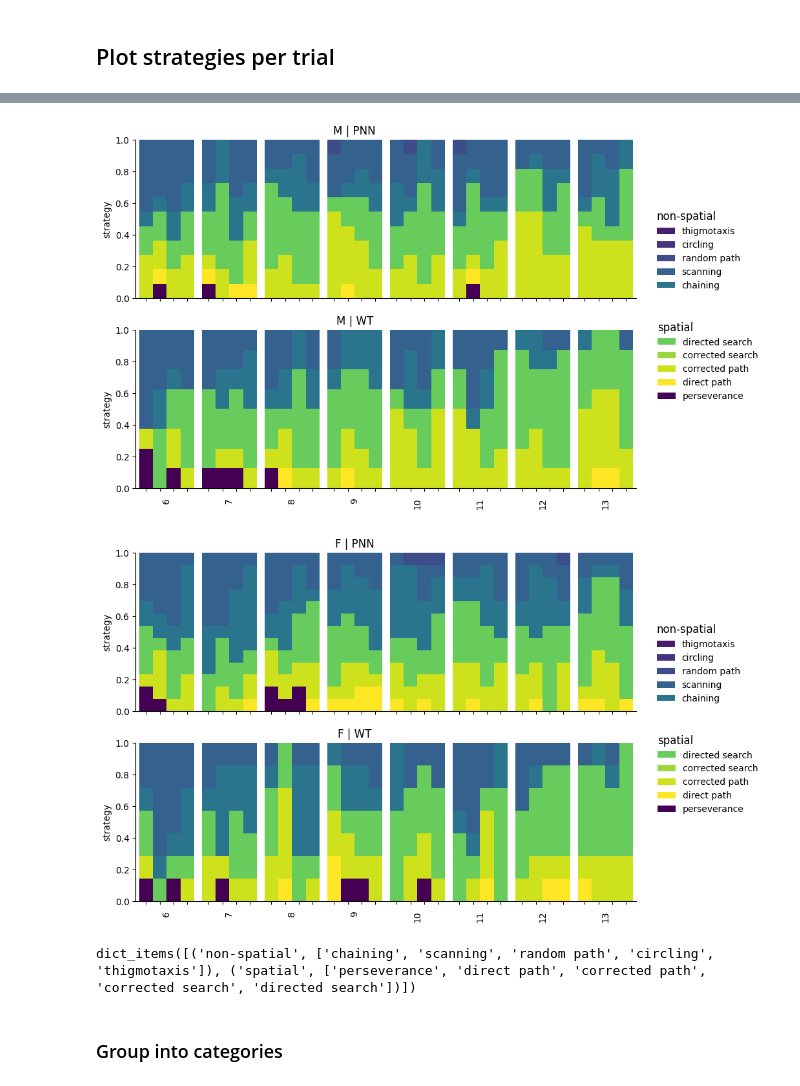
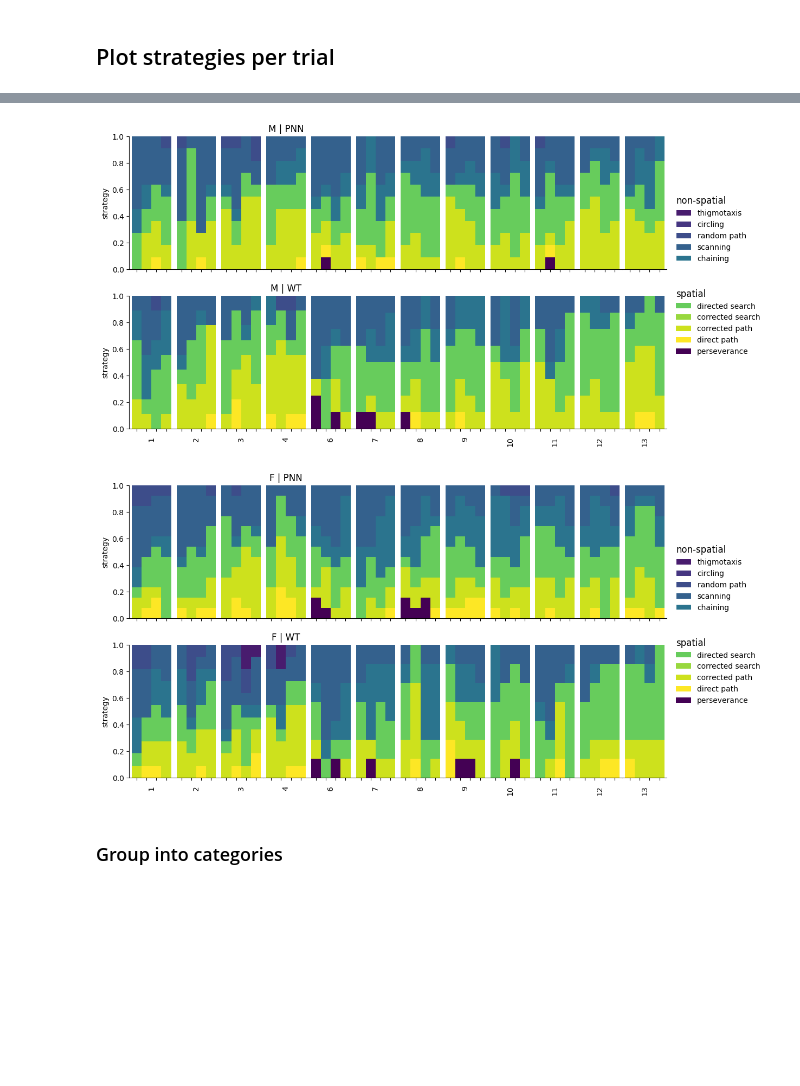
Before and after one commit to tristanstoeber/alexander2024behavioral, a Jupyter notebook: 02_strategy_classification.ipynb, the cells around one changed output, grey strips where cells are left out. Saved outputs shown, nothing was run; the diff lists cells and outputs as text; code cells hidden in the pictures; blank space fills up the shorter version.

```diff
--- a/02_strategy_classification.ipynb
+++ b/02_strategy_classification.ipynb
@@ -196,4 +179,5 @@ compute=True
 # %%
+print(len(df_info))
 if compute:
     ls_res = []
     for i, row_i in tqdm(df_info.iterrows()):
@@ -221,10 +205,10 @@ if compute:
         #xy, t = tls.interpolate_xy_values(xy, t, dt)
 
         # get current platform location
-        xy_pltfrm = np.array(row_i['platform_pos'])
+        xy_pltfrm = np.array(row_i['platform_xy'])
 
         # get old platform location
-        xy_pltfrm_old = np.array(row_i['xy_pltfrm_old'])
+        xy_pltfrm_old = np.array(row_i['platform_xy_old'])
 
         # transform arena and path info for rtrack
         # arena
@@ -297,3 +282,0 @@ df_info = df_info.join(df_res)
-# %%
-i = 20
-row_i = df_info.iloc[i]
@@ -532,6 +374,7 @@ for grp_name, grp_dat in grp_day_treatment:
     res_i['Geno'] = grp_name[1]
     res_i['sex'] = grp_name[2]
     res_i['exp_day'] = int(grp_dat['exp_day'].unique()[0])
+    res_i['phase'] = grp_dat['phase'].unique()[0]
     res.append(res_i)
 df_res = pd.DataFrame(res)
 
@@ -552,7 +395,7 @@ for key in dct_strat.keys():
 df_res.columns = pd.CategoricalIndex(
     df_res.columns.values,
     ordered=True,
-    categories=list(dct_strat.keys())+['grp_day_trial', 'exp_day', 'Geno', 'sex'] )
+    categories=list(dct_strat.keys())+['grp_day_trial', 'exp_day', 'Geno', 'sex', 'phase'] )
 
 
 #df_res.columns = pd.CategoricalIndex(
@@ -566,14 +409,16 @@ df_res = df_res.sort_index(axis=1)
 # %%
 ### add adjusted days for plotting
 sorted_groups = {
-#    'HID_probe': '4',
-    'REV_1': 6,
-    'REV_2': 7,
-    'REV_3': 8,
-    'REV_4': 9,
-    'REV_5': 10,
-    'REV_6': 11,
-    'REV_7': 12,
-    'REV_8': 13,
-#    'REV_probe': '13'
+        'Hid_1': 1,
+        'Hid_2': 2,
+        'Hid_3': 3,
+        'Hid_4': 4,
+        'Rev_6': 6,
+        'Rev_7': 7,
+        'Rev_8': 8,
+        'Rev_9': 9,
+        'Rev_10': 10,
+        'Rev_11': 11,
+        'Rev_12': 12,
+        'Rev_13': 13,
 }
@@ -588,12 +428,17 @@ ls_pos = [
     [2., 0.0],
     [2.15, 0.5],
 ]
+# calculate width ratios for each subplot
+n, c = np.unique(df_res['exp_day'], return_counts=True)
+width_ratios = c
+width_ratios = width_ratios/np.sum(width_ratios)
+
 for i, sex_i in enumerate(['M', 'F']):
 
     fig, ax = plt.subplots(
         2,
         len(n),
-        figsize=(10, 7),
+        figsize=(np.sum(c)/15., 7),
         gridspec_kw={
             'width_ratios': width_ratios,
             'wspace': 0.01,
@@ -642,39 +487,39 @@ for i, sex_i in enumerate(['M', 'F']):
                 #ax[j,m].set_title(sex_i + ' | ' +dct_treat[treat_j])
                 ax[j,m].set_title(sex_i + ' | ' +treat_j)
 
         handles, labels = ax[j, -1].get_legend_handles_labels()
 
         for jj, (k, v) in enumerate(strat_group.items()):
 
             hndls_lbls_j = np.array(
                 [[h, s] for h, s in zip(handles, labels) if s in v],
                 dtype=object)
             hndls_j = hndls_lbls_j[:, 0]
             lbls_j = hndls_lbls_j[:, 1]
 
             if j==jj:
                 leg_i = ax[j, -1].legend(
                     #hndls_j,
                     #lbls_j,
                     reversed(hndls_j),
                     reversed(lbls_j),
                     title=k,
                     alignment='left',
                     title_fontsize='large')
                 #leg_i._legend_box.align = "left"
                 sns.move_legend(
                     ax[j, -1],
                     "lower center",
                     bbox_to_anchor=ls_pos[j],
                     frameon=False,
                 )
+
+    fig.tight_layout()  # Adjust the layout
+    fig.savefig("figures/fraction_spatial_strategies_"+sex_i+".pdf")
+    fig.savefig("figures/fraction_spatial_strategies_"+sex_i+".svg")
 # %% [output]
-[figure, old version]
+[figure, new version]
-[figure, old version]
+[figure, new version]
-# %%
-strat_group.items()
-# %% [output]
-dict_items([('non-spatial', ['chaining', 'scanning', 'random path', 'circling', 'thigmotaxis']), ('spatial', ['perseverance', 'direct path', 'corrected path', 'corrected search', 'directed search'])])
 # %% [markdown]
 ### Group into categories
 # %%
```
Also changed, not shown: parts of 45 cells of this notebook, 4 other files.
